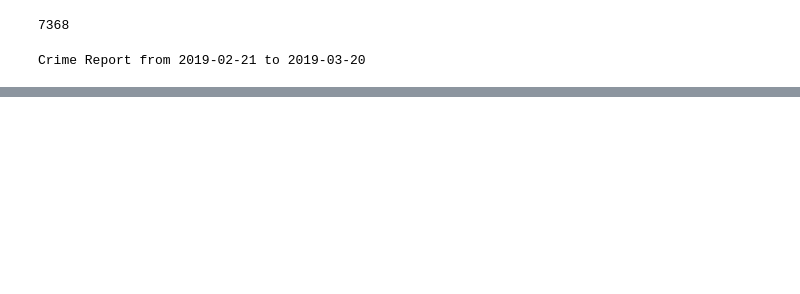
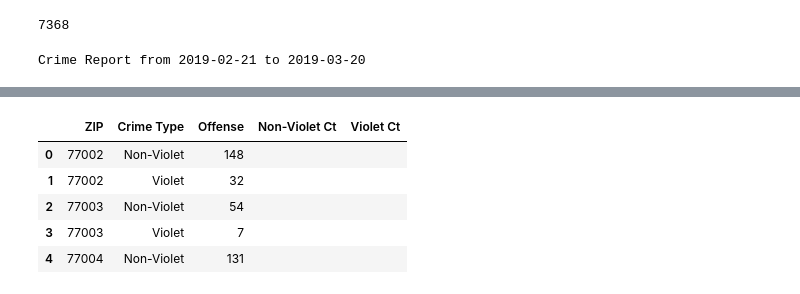
Before and after one commit to Axemen/Houston_Housing, a Jupyter notebook: notebooks/crime_puller.ipynb, the cells around one changed output, grey strips where cells are left out. Cells and saved outputs as stored; diff of their text form; code cells hidden in the pictures; blank space fills up the shorter version.

```diff
--- a/notebooks/crime_puller.ipynb
+++ b/notebooks/crime_puller.ipynb
@@ -179,0 +196,6 @@ crime_info_pd.to_csv("../data/cleandata/HPD_Crime_Report.csv", index=False, head
+# %%
+# Remove "LAT" and "LNG" columns
+crime_ct = crime_ct.drop(["LAT", "LNG"], axis=1)
+
+# Preview "crime_ct"
+crime_ct.head()
@@ -179,0 +209,14 @@ crime_info_pd.to_csv("../data/cleandata/HPD_Crime_Report.csv", index=False, head
+# %%
+# Add empty new columns "Non-Violet Ct" and "Violet Ct" to "crime_ct"
+crime_ct["Non-Violet Ct"] = ""
+crime_ct["Violet Ct"] = ""
+
+# Preview "crime_ct"
+crime_ct.head()
+# %% [output]
+|  | ZIP | Crime Type | Offense | Non-Violet Ct | Violet Ct |
+| 0 | 77002 | Non-Violet | 148 |  |  |
+| 1 | 77002 | Violet | 32 |  |  |
+| 2 | 77003 | Non-Violet | 54 |  |  |
+| 3 | 77003 | Violet | 7 |  |  |
+| 4 | 77004 | Non-Violet | 131 |  |  |
```
Also changed, not shown: parts of 13 cells of this notebook, 7 other files.
